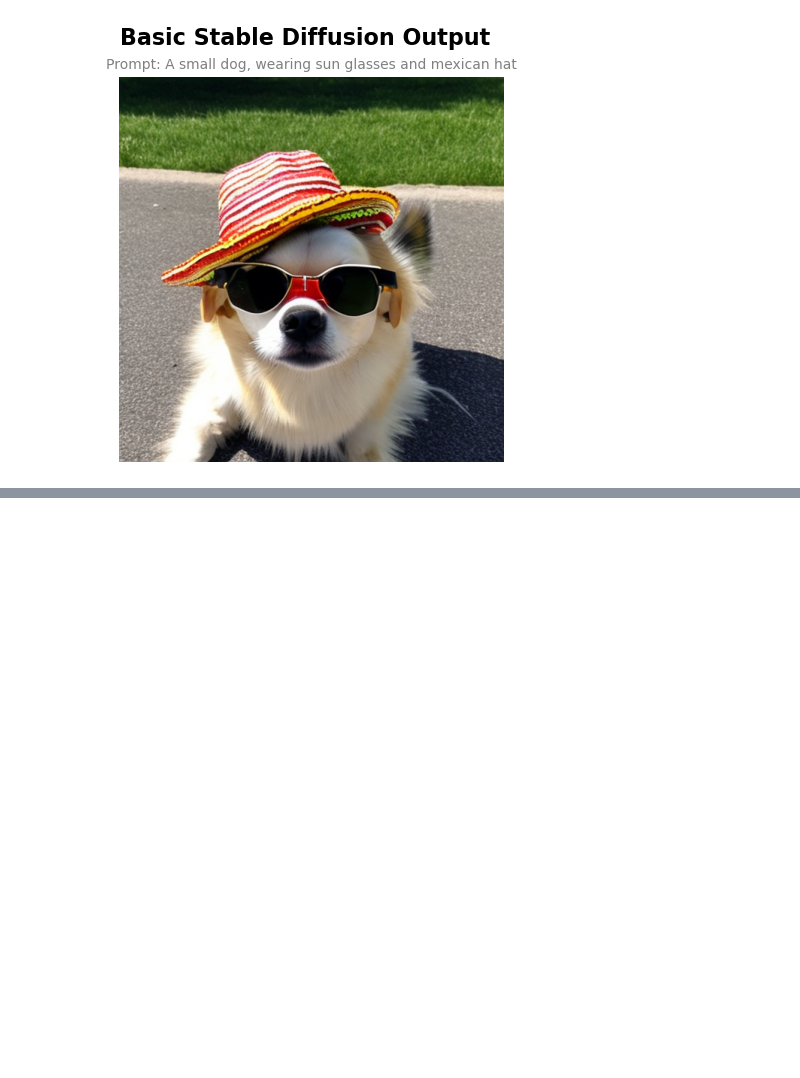
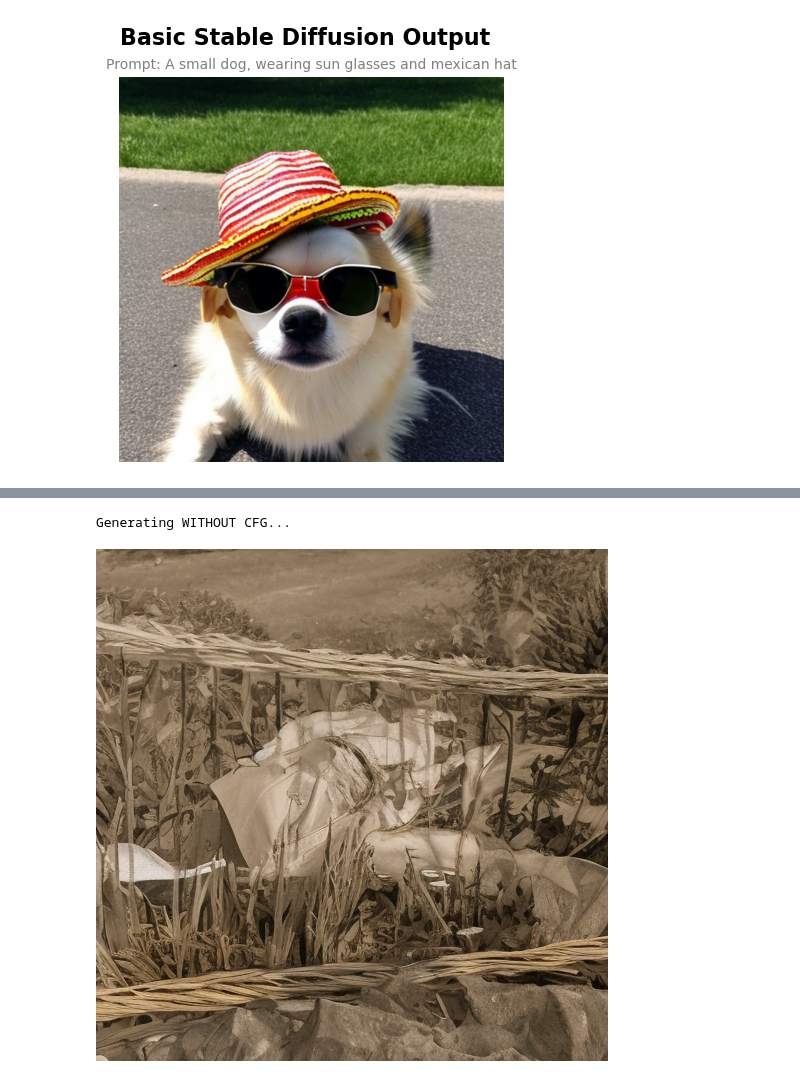
Before and after one commit to RoiMaman/NeuroFoveatedDiffusion, a Jupyter notebook: Final_codes.ipynb, the cells around one changed output, grey strips where cells are left out. Cells and saved outputs as stored; diff of their text form; code cells hidden in the pictures; blank space fills up the shorter version.

```diff
--- a/Final_codes.ipynb
+++ b/Final_codes.ipynb
@@ -749,0 +195,73 @@ Running Inpainting Loop...
+# %%
+import torch
+import PIL
+import numpy as np
+from tqdm.auto import tqdm
+from diffusers import StableDiffusionPipeline, EulerDiscreteScheduler
+from IPython.display import display
+
+def no_cfg_text_to_image(pipe, prompt, seed=None, steps=50, height=512, width=512):
+    device = pipe.device
+
+    if seed is not None:
+        generator = torch.Generator(device=device).manual_seed(seed)
+    else:
+        generator = torch.Generator(device=device)
+
+    # 1. Embed ONLY the positive text (No negative prompt, no concatenation)
+    text_input = pipe.tokenizer(
+        prompt,
+        padding="max_length",
+        max_length=pipe.tokenizer.model_max_length,
+        truncation=True,
+        return_tensors="pt"
+    )
+    text_embeddings = pipe.text_encoder(text_input.input_ids.to(device))[0]
+
+    # 2. Initialize noise
+    pipe.scheduler.set_timesteps(steps)
+    latents = torch.randn(
+        (1, 4, height // 8, width // 8),
+        generator=generator,
+        device=device,
+        dtype=torch.float16
+    )
+    latents = latents * pipe.scheduler.init_noise_sigma
+
+    # 3. Denoising Loop WITHOUT CFG
+    for i, t in enumerate(tqdm(pipe.scheduler.timesteps, desc="Denoising (No CFG)")):
+
+        # No duplication! We just pass the single latent tensor.
+        latent_model_input = pipe.scheduler.scale_model_input(latents, t)
+
+        # Get the UNet prediction based ONLY on the text
+        with torch.no_grad():
+            noise_pred = pipe.unet(latent_model_input, t, encoder_hidden_states=text_embeddings).sample
+
+        # NO splitting, NO guidance formula.
+        # We just take the raw prediction and step forward.
+        latents = pipe.scheduler.step(noise_pred, t, latents).prev_sample
+
+    # 4. Decode
+    with torch.no_grad():
+        latents = 1 / 0.18215 * latents
+        image = pipe.vae.decode(latents).sample
+
+    # 5. Format
+    image = (image / 2 + 0.5).clamp(0, 1)
+    image = image.cpu().permute(0, 2, 3, 1).float().numpy()
+    final_image = PIL.Image.fromarray((image[0] * 255).round().astype("uint8"))
+
+    return final_image
+
+# (בהנחה שהמודל כבר נטען לזיכרון תחת המשתנה pipe מהבלוק הקודם)
+
+# הרצת יצירת התמונה ללא CFG
+prompt = "A small dog, wearing sun glasses and mexican hat"
+print("Generating WITHOUT CFG...")
+image_no_cfg = no_cfg_text_to_image(pipe, prompt, seed=42) # השתמשנו באותו seed להשוואה הוגנת
+
+display(image_no_cfg)
+# %% [output]
+Generating WITHOUT CFG...
+[figure, added]
```
Also changed, not shown: parts of 20 cells of this notebook.
